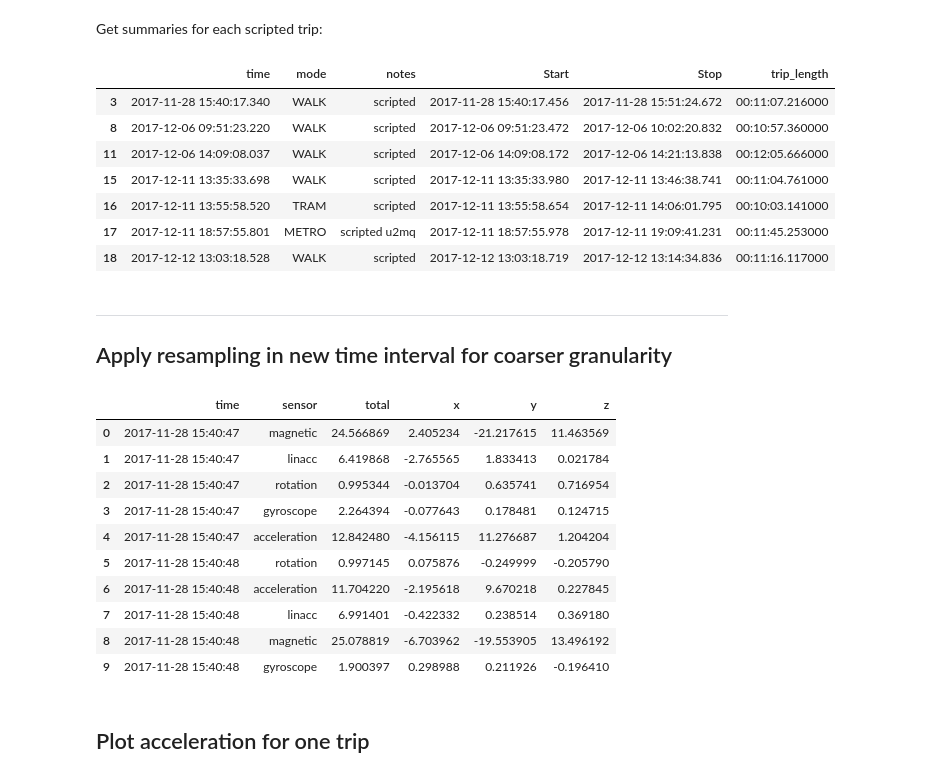
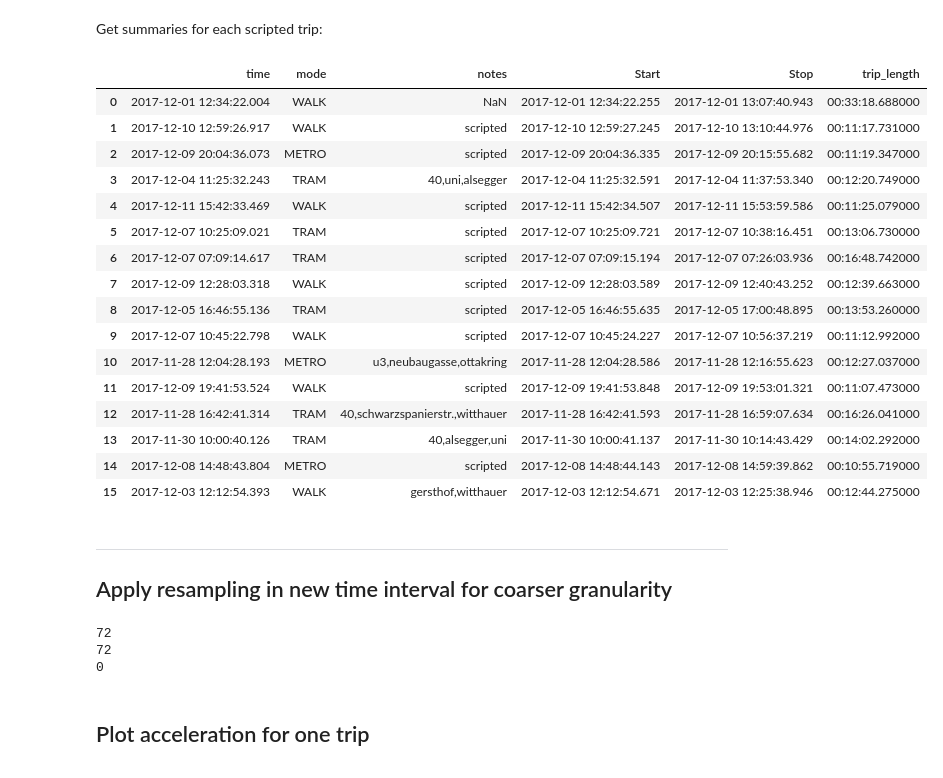
Before and after one commit to univie-datamining-team3/assignment2, a Jupyter notebook: notebooks/2.0-lm-presentation.ipynb, the cells around one changed output. Cells and saved outputs as stored; diff of their text form; code cells hidden in the pictures.

```diff
--- a/notebooks/2.0-lm-presentation.ipynb
+++ b/notebooks/2.0-lm-presentation.ipynb
@@ -84,41 +87,51 @@ dfs = Preprocessor.preprocess([os.environ.get("KEY_RAPHAEL"),
 # %% [markdown]
 Get summaries for each scripted trip:
 # %%
-token = os.environ.get("KEY_LUKAS")
+token = os.environ.get("KEY_RAPHAEL")
 trip_info = Preprocessor.get_trip_summaries(dfs[token]["trips"], convert_time=True)
-scripted_mask = [True if "scripted" in notes else False for notes in trip_info["notes"]]
+
+scripted_mask = [True if "scripted" in str(notes).lower() else True for notes in trip_info["notes"]]
 trip_info[scripted_mask]
 # %% [output]
 |  | time | mode | notes | Start | Stop | trip_length |
-| 3 | 2017-11-28 15:40:17.340 | WALK | scripted | 2017-11-28 15:40:17.456 | 2017-11-28 15:51:24.672 | 00:11:07.216000 |
-| 8 | 2017-12-06 09:51:23.220 | WALK | scripted | 2017-12-06 09:51:23.472 | 2017-12-06 10:02:20.832 | 00:10:57.360000 |
-| 11 | 2017-12-06 14:09:08.037 | WALK | scripted | 2017-12-06 14:09:08.172 | 2017-12-06 14:21:13.838 | 00:12:05.666000 |
-| 15 | 2017-12-11 13:35:33.698 | WALK | scripted | 2017-12-11 13:35:33.980 | 2017-12-11 13:46:38.741 | 00:11:04.761000 |
-| 16 | 2017-12-11 13:55:58.520 | TRAM | scripted | 2017-12-11 13:55:58.654 | 2017-12-11 14:06:01.795 | 00:10:03.141000 |
-| 17 | 2017-12-11 18:57:55.801 | METRO | scripted u2mq | 2017-12-11 18:57:55.978 | 2017-12-11 19:09:41.231 | 00:11:45.253000 |
-| 18 | 2017-12-12 13:03:18.528 | WALK | scripted | 2017-12-12 13:03:18.719 | 2017-12-12 13:14:34.836 | 00:11:16.117000 |
+| 0 | 2017-12-01 12:34:22.004 | WALK | NaN | 2017-12-01 12:34:22.255 | 2017-12-01 13:07:40.943 | 00:33:18.688000 |
+| 1 | 2017-12-10 12:59:26.917 | WALK | scripted | 2017-12-10 12:59:27.245 | 2017-12-10 13:10:44.976 | 00:11:17.731000 |
+| 2 | 2017-12-09 20:04:36.073 | METRO | scripted | 2017-12-09 20:04:36.335 | 2017-12-09 20:15:55.682 | 00:11:19.347000 |
+| 3 | 2017-12-04 11:25:32.243 | TRAM | 40,uni,alsegger | 2017-12-04 11:25:32.591 | 2017-12-04 11:37:53.340 | 00:12:20.749000 |
+| 4 | 2017-12-11 15:42:33.469 | WALK | scripted | 2017-12-11 15:42:34.507 | 2017-12-11 15:53:59.586 | 00:11:25.079000 |
+| 5 | 2017-12-07 10:25:09.021 | TRAM | scripted | 2017-12-07 10:25:09.721 | 2017-12-07 10:38:16.451 | 00:13:06.730000 |
+| 6 | 2017-12-07 07:09:14.617 | TRAM | scripted | 2017-12-07 07:09:15.194 | 2017-12-07 07:26:03.936 | 00:16:48.742000 |
+| 7 | 2017-12-09 12:28:03.318 | WALK | scripted | 2017-12-09 12:28:03.589 | 2017-12-09 12:40:43.252 | 00:12:39.663000 |
+| 8 | 2017-12-05 16:46:55.136 | TRAM | scripted | 2017-12-05 16:46:55.635 | 2017-12-05 17:00:48.895 | 00:13:53.260000 |
+| 9 | 2017-12-07 10:45:22.798 | WALK | scripted | 2017-12-07 10:45:24.227 | 2017-12-07 10:56:37.219 | 00:11:12.992000 |
+| 10 | 2017-11-28 12:04:28.193 | METRO | u3,neubaugasse,ottakring | 2017-11-28 12:04:28.586 | 2017-11-28 12:16:55.623 | 00:12:27.037000 |
+| 11 | 2017-12-09 19:41:53.524 | WALK | scripted | 2017-12-09 19:41:53.848 | 2017-12-09 19:53:01.321 | 00:11:07.473000 |
+| 12 | 2017-11-28 16:42:41.314 | TRAM | 40,schwarzspanierstr.,witthauer | 2017-11-28 16:42:41.593 | 2017-11-28 16:59:07.634 | 00:16:26.041000 |
+| 13 | 2017-11-30 10:00:40.126 | TRAM | 40,alsegger,uni | 2017-11-30 10:00:41.137 | 2017-11-30 10:14:43.429 | 00:14:02.292000 |
+| 14 | 2017-12-08 14:48:43.804 | METRO | scripted | 2017-12-08 14:48:44.143 | 2017-12-08 14:59:39.862 | 00:10:55.719000 |
+| 15 | 2017-12-03 12:12:54.393 | WALK | gersthof,witthauer | 2017-12-03 12:12:54.671 | 2017-12-03 12:25:38.946 | 00:12:44.275000 |
 # %% [markdown]
 ----
 ## Apply resampling in new time interval for coarser granularity
 # %%
 trips = dfs[token]["trips"]
-trip_nr = 3
+trip_nr = 14
 all_sensors_resampled = Preprocessor.downsample_time_series_per_category(trips[trip_nr]["sensor"],
                                                                          categorical_colnames=["sensor"])
 
-all_sensors_resampled.head(10)
+
+print(all_sensors_resampled.isnull().sum().sum())
+
+#blub = all_sensors_resampled.fillna(method='ffill', limit=100)
+
+#print(all_sensors_resampled)
+print(all_sensors_resampled.isnull().sum().sum())
+blub = all_sensors_resampled.dropna(axis=0, how='any')
+print(blub.isnull().sum().sum())
 # %% [output]
-|  | time | sensor | total | x | y | z |
-| 0 | 2017-11-28 15:40:47 | magnetic | 24.566869 | 2.405234 | -21.217615 | 11.463569 |
-| 1 | 2017-11-28 15:40:47 | linacc | 6.419868 | -2.765565 | 1.833413 | 0.021784 |
-| 2 | 2017-11-28 15:40:47 | rotation | 0.995344 | -0.013704 | 0.635741 | 0.716954 |
-| 3 | 2017-11-28 15:40:47 | gyroscope | 2.264394 | -0.077643 | 0.178481 | 0.124715 |
-| 4 | 2017-11-28 15:40:47 | acceleration | 12.842480 | -4.156115 | 11.276687 | 1.204204 |
-| 5 | 2017-11-28 15:40:48 | rotation | 0.997145 | 0.075876 | -0.249999 | -0.205790 |
-| 6 | 2017-11-28 15:40:48 | acceleration | 11.704220 | -2.195618 | 9.670218 | 0.227845 |
-| 7 | 2017-11-28 15:40:48 | linacc | 6.991401 | -0.422332 | 0.238514 | 0.369180 |
-| 8 | 2017-11-28 15:40:48 | magnetic | 25.078819 | -6.703962 | -19.553905 | 13.496192 |
-| 9 | 2017-11-28 15:40:48 | gyroscope | 1.900397 | 0.298988 | 0.211926 | -0.196410 |
+72
+72
+0
 # %% [markdown]
 ## Plot acceleration for one trip
 # %%
```
Also changed, not shown: parts of 5 cells of this notebook, 2 other files.
